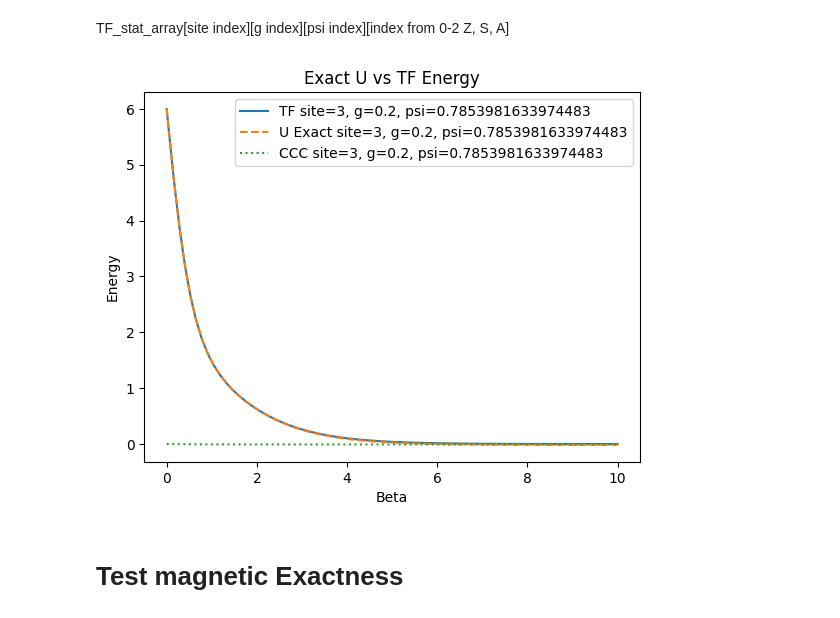
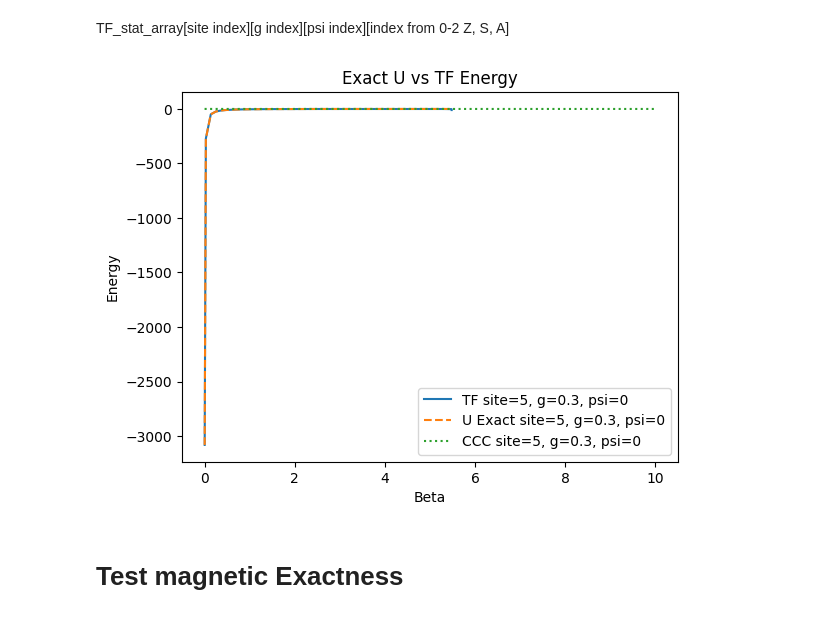
Before and after one commit to Gilfrim/Computational-Analysis-of-Many-Rotor-Systems, a Jupyter notebook: script_examples/script_examples_2.ipynb, the cells around one changed output. Saved outputs shown, nothing was run; the diff lists cells and outputs as text; code cells hidden in the pictures.

```diff
--- a/script_examples/script_examples_2.ipynb
+++ b/script_examples/script_examples_2.ipynb
@@ -227,9 +194,9 @@ plt.show()
 # %%
 state = 3
 state_TF = state**2
-site = 2
+site = 4
 
-g = 0.7
+g = 0.1
 periodic = False
 # %%
 K, V = rotor_operators(state, g)
@@ -266,4 +225,4 @@ np.float64(2.1972245773362196)
 # %%
-time_TF, energy_TF, t_0_TF, t_1_TF, t_2_TF = integration_scheme_fast(site, state_TF, K_TF, V_TF, V_TF, t_final=40, periodic=periodic, import_guess=True, t_0_import=0, t_1_import=np.copy(t_1_tensor).reshape(site, a), t_2_import=np.copy(t_2_tensor).reshape(site, site, a, a))
+time_TF, energy_TF, t_0_TF, t_1_TF, t_2_TF = integration_scheme_fast(site, state_TF, K_TF, V_TF, V_TF, t_final=40, periodic=periodic, import_guess=True, t_0_import=np.log(state**site), t_1_import=np.copy(t_1_tensor).reshape(site, a), t_2_import=np.copy(t_2_tensor).reshape(site, site, a, a))
 # %% [output]
 0.0
@@ -374,17 +333,17 @@ plt.show()
 # %% [markdown]
 Example of the input.
 # %%
-g_range_array = np.array([0.2,])
-psi_twist_array = np.array([np.pi/4])
-site_array = np.array([3])
+g_range_array = np.array([0.3])
+psi_twist_array = np.array([0])
+site_array = np.array([5])
 # %%
-def graph_func(g_range_array, psi_twist_array, site_array, ED: bool=True, CCC: bool=True, TF: bool=True):
+def graph_func(g_range_array, comb_sites_twist_array, site_array, ED: bool=True, CCC: bool=True, TF: bool=True):
 
-    state = 7
+    state = 5
     state_NO = 5
-    state_TF = state_NO**2
+    state_TF = state**2
 
-    periodic = True
+    periodic = False
 
     i = 1
     a = state_TF - i
@@ -428,13 +387,13 @@ def graph_func(g_range_array, psi_twist_array, site_array, ED: bool=True, CCC: b
                     print("ED Done.")
 
                 if TF:
-                    K_e, V_e = rotor_operators(state_NO, g, psi_twist)
+                    K_e, V_e = rotor_operators(state, g, psi_twist)
                     K_TF, V_TF, _ = TF_transform(K_e, V_e, V_e)
 
                     time_TF, energy_TF, t_0_TF, _, _ = integration_scheme_fast(site, state_TF, K_TF, V_TF.reshape(state_TF, state_TF, state_TF, state_TF), V_TF.reshape(state_TF, state_TF, state_TF, state_TF), periodic=periodic, import_guess=True, t_0_import=np.log(state**site), t_1_import=t_a_i_tensor, t_2_import=t_ab_ij_tensor)
 
                     if CCC:
-                        time, energy, t_0_CCC, _, _ = integration_scheme(site, state_NO, K_e, V_e.reshape(state_NO, state_NO, state_NO, state_NO), V_e.reshape(state_NO, state_NO, state_NO, state_NO), periodic=periodic)
+                        time, energy, t_0_CCC, _, _ = integration_scheme_fast(site, state, K_e, V_e.reshape(state_NO, state_NO, state_NO, state_NO), V_e.reshape(state_NO, state_NO, state_NO, state_NO), periodic=periodic)
 
                     print("TF Done.")
 
@@ -499,17 +458,17 @@ TF_stat_array[site index][g index][psi index][index from 0-2 Z, S, A]
 # %%
 for site_idx in range(site_array.shape[0]):
     for g_idx in range(g_range_array.shape[0]):
         for psi_twist_idx in range(psi_twist_array.shape[0]):
-            plt.plot(TF_array[site_idx][g_idx][psi_twist_idx][0], TF_array[site_idx][g_idx][psi_twist_idx][1], label=f"TF site={site_array[site_idx]}, g={g_range_array[g_idx]}, psi={psi_twist_array[psi_twist_idx]}")
-            plt.plot(TF_array[site_idx][g_idx][psi_twist_idx][0], ED_stat_array[site_idx][g_idx][psi_twist_idx][0], label=f"U Exact site={site_array[site_idx]}, g={g_range_array[g_idx]}, psi={psi_twist_array[psi_twist_idx]}", linestyle="--")
+            plt.plot(TF_array[site_idx][g_idx][psi_twist_idx][0][1:], TF_stat_array[site_idx][g_idx][psi_twist_idx][2], label=f"TF site={site_array[site_idx]}, g={g_range_array[g_idx]}, psi={psi_twist_array[psi_twist_idx]}")
+            plt.plot(TF_array[site_idx][g_idx][psi_twist_idx][0], ED_stat_array[site_idx][g_idx][psi_twist_idx][3], label=f"U Exact site={site_array[site_idx]}, g={g_range_array[g_idx]}, psi={psi_twist_array[psi_twist_idx]}", linestyle="--")
             plt.plot(CCC_array[site_idx][g_idx][psi_twist_idx][0], CCC_array[site_idx][g_idx][psi_twist_idx][1], label=f"CCC site={site_array[site_idx]}, g={g_range_array[g_idx]}, psi={psi_twist_array[psi_twist_idx]}", linestyle=":")
 plt.title("Exact U vs TF Energy")
 plt.xlabel("Beta")
 plt.ylabel("Energy")
 plt.legend()
 plt.show()
 # %% [output]
-[figure, old version]
+[figure, new version]
 # %% [markdown]
 # Test magnetic Exactness
 # %%
```
Also changed, not shown: parts of 61 cells of this notebook, 13 other files.
